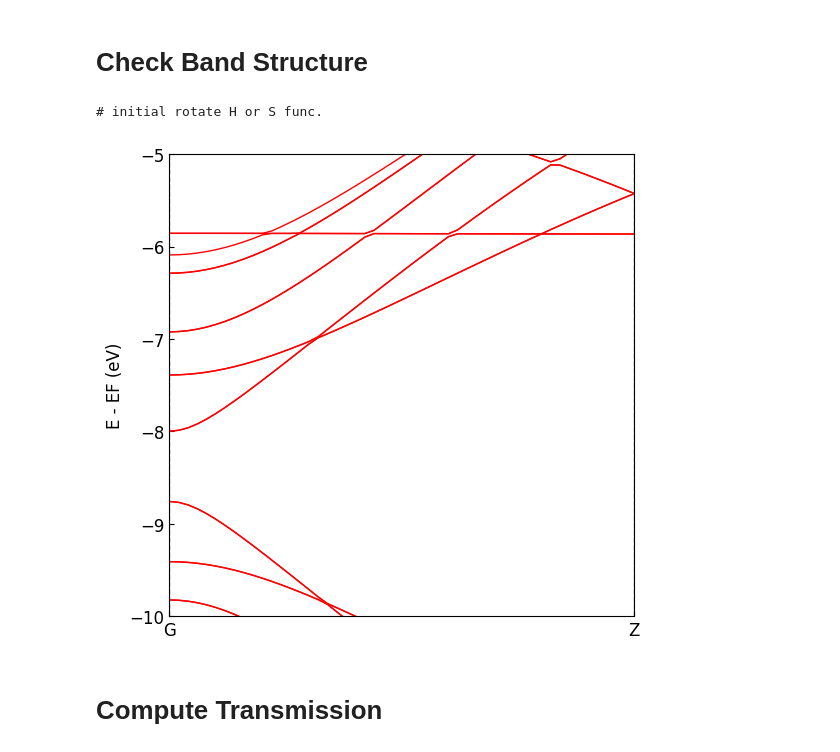
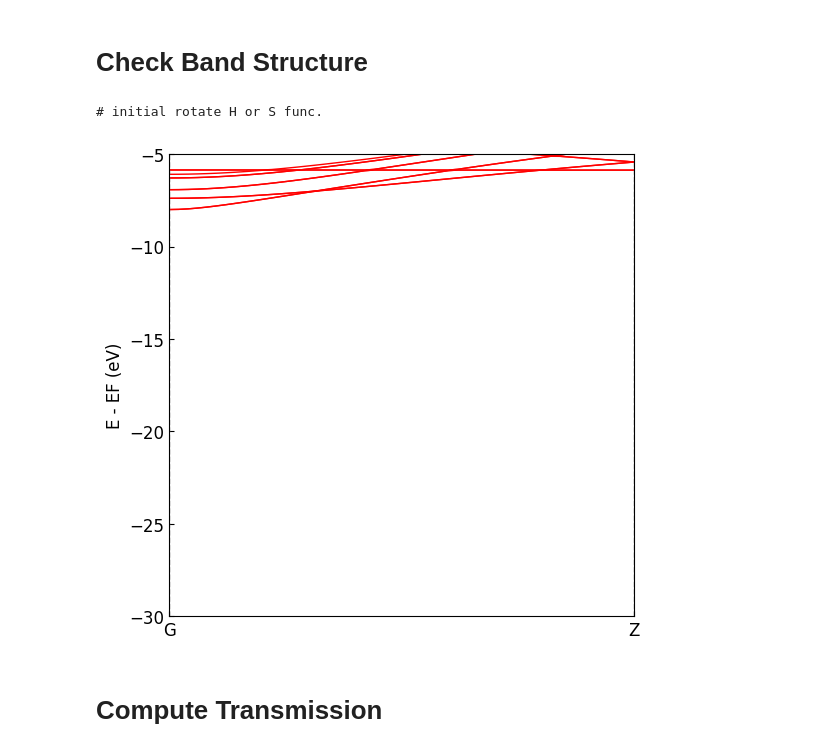
Before and after one commit to Cautumn/deeptb, a Jupyter notebook: examples/negf/negf.ipynb, the cells around one changed output. Cells and saved outputs as stored; diff of their text form; code cells hidden in the pictures.

```diff
--- a/examples/negf/negf.ipynb
+++ b/examples/negf/negf.ipynb
@@ -32,36 +32,37 @@ jdata={
         "klabels":['G','Z'],
         "emin":-10,
         "emax":10
         }
 bcalc = bandcalc(apiHrk=nnHrk,run_opt=run_opt,jdata=jdata)
 eigenstatus = bcalc.get_bands()
 
 band = np.loadtxt('./BANDS_1.dat')
 
 plt.figure(figsize=(6,6),dpi=100)
 #plt.plot(eigenstatus['xlist'], eigenstatus['eigenvalues'] - eigenstatus['E_fermi'], 'r-',lw=1)
-plt.plot(eigenstatus['xlist'], eigenstatus['eigenvalues'], 'r-',lw=1)
+plt.plot(eigenstatus['xlist'], eigenstatus['eigenvalues'][:,80:], 'r-',lw=1)
 # plt.plot(band['xcoords'],band['eigenvalues']-np.min(band['eigenvalues']),'k--',ms=2)
 # plt.plot(eigenstatus['xlist'], band[:,2:] - np.min(band[:,2:]),'k--',lw=1)
-plt.ylim(-10,-5)
+plt.ylim(-30,-5)
+# plt.axhline(-8.35)
 
 
 for ii in eigenstatus['high_sym_kpoints']:
     plt.axvline(ii,color='gray',lw=1,ls='--')
 plt.tick_params(direction='in')
 #plt.ylim(emin,emax)
 
 plt.xlim(eigenstatus['xlist'].min(),eigenstatus['xlist'].max())
 
 plt.ylabel('E - EF (eV)',fontsize=12)
 plt.yticks(fontsize=12)
 plt.xticks(eigenstatus['high_sym_kpoints'], eigenstatus['labels'], fontsize=12)
 #plt.savefig(f'{self.results_path}/band.png',dpi=300)
 # plt.axhline(40.0)
 plt.show()
 # %% [output]
 # initial rotate H or S func.
-[figure, old version]
+[figure, new version]
 # %% [markdown]
 # Compute Transmission
 # %%
```
Also changed, not shown: parts of 16 cells of this notebook, 5 other files.
